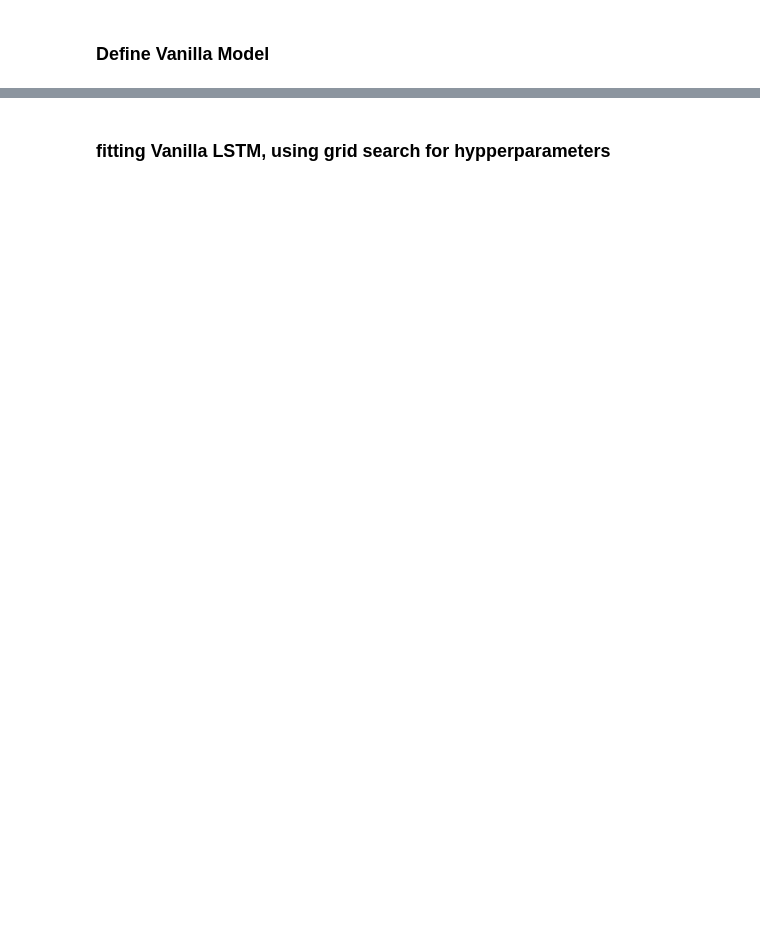
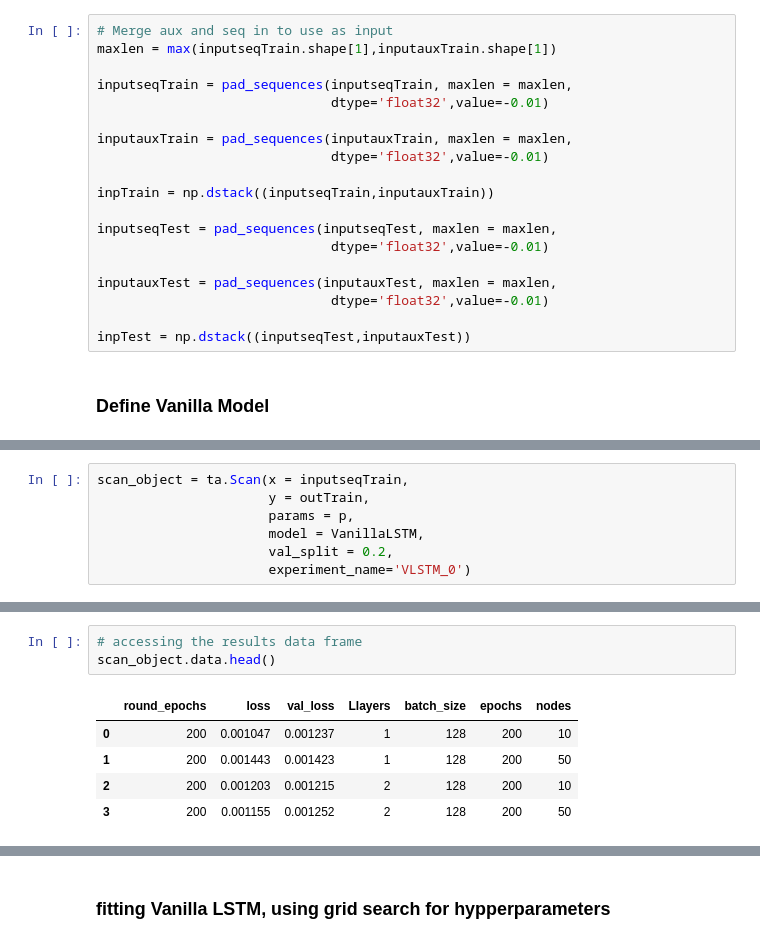
Before and after one commit to arashk1990/ProjectVR, a Jupyter notebook: models/Trajectory/LSTMnetwork.ipynb, the cells around one changed output, grey strips where cells are left out. Saved outputs shown, nothing was run; the diff lists cells and outputs as text; blank space fills up the shorter version.

```diff
--- a/models/Trajectory/LSTMnetwork.ipynb
+++ b/models/Trajectory/LSTMnetwork.ipynb
@@ -51,2 +68,21 @@ with open('/home/arash/ProjectVR/cleaneddata/seperateddata/ytest0_5', 'rb') as f
+# %%
+# Merge aux and seq in to use as input
+maxlen = max(inputseqTrain.shape[1],inputauxTrain.shape[1])
+
+inputseqTrain = pad_sequences(inputseqTrain, maxlen = maxlen,
+                              dtype='float32',value=-0.01)
+
+inputauxTrain = pad_sequences(inputauxTrain, maxlen = maxlen,
+                              dtype='float32',value=-0.01)
+
+inpTrain = np.dstack((inputseqTrain,inputauxTrain))
+
+inputseqTest = pad_sequences(inputseqTest, maxlen = maxlen,
+                              dtype='float32',value=-0.01)
+
+inputauxTest = pad_sequences(inputauxTest, maxlen = maxlen,
+                              dtype='float32',value=-0.01)
+
+inpTest = np.dstack((inputseqTest,inputauxTest))
 # %% [markdown]
 ### Define Vanilla Model
@@ -52,0 +133,7 @@ with open('/home/arash/ProjectVR/cleaneddata/seperateddata/ytest0_5', 'rb') as f
+# %%
+scan_object = ta.Scan(x = inputseqTrain,
+                      y = outTrain,
+                      params = p,
+                      model = VanillaLSTM,
+                      val_split = 0.2,
+                      experiment_name='VLSTM_0')
@@ -52,0 +211,9 @@ with open('/home/arash/ProjectVR/cleaneddata/seperateddata/ytest0_5', 'rb') as f
+# %%
+# accessing the results data frame
+scan_object.data.head()
+# %% [output]
+|  | round_epochs | loss | val_loss | Llayers | batch_size | epochs | nodes |
+| 0 | 200 | 0.001047 | 0.001237 | 1 | 128 | 200 | 10 |
+| 1 | 200 | 0.001443 | 0.001423 | 1 | 128 | 200 | 50 |
+| 2 | 200 | 0.001203 | 0.001215 | 2 | 128 | 200 | 10 |
+| 3 | 200 | 0.001155 | 0.001252 | 2 | 128 | 200 | 50 |
```
Also changed, not shown: parts of 42 cells of this notebook.
